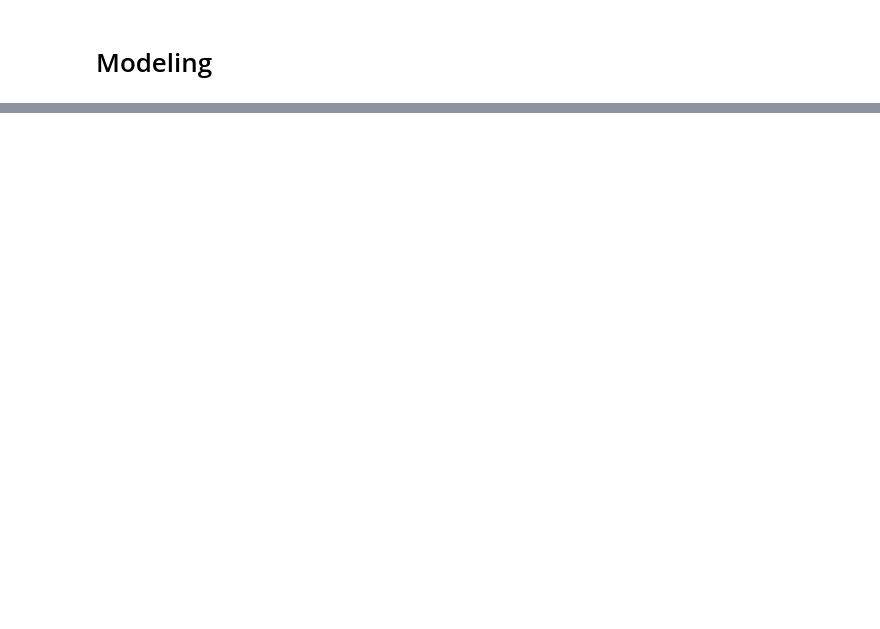
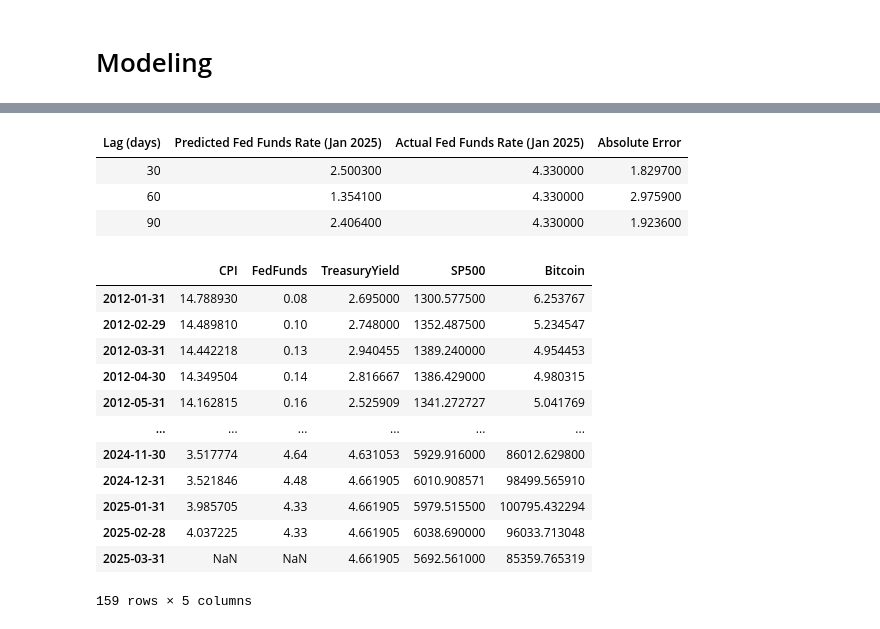
Before and after one commit to johnsonlarryl/prime-derivative, a Jupyter notebook: notebooks/EDA.ipynb, the cells around one changed output, grey strips where cells are left out. Drawn from its saved outputs; the diff is of its cells as text; code cells hidden in the pictures; blank space fills up the shorter version.

```diff
--- a/notebooks/EDA.ipynb
+++ b/notebooks/EDA.ipynb
@@ -993,0 +1910,23 @@ Bitcoin: Displayed minimal recurring seasonality, but large irregular residuals,
+# %%
+evaluate_lag_predictions(results, model_data)
+# %% [output]
+| Lag (days) | Predicted Fed Funds Rate (Jan 2025) | Actual Fed Funds Rate (Jan 2025) | Absolute Error |
+| 30 | 2.500300 | 4.330000 | 1.829700 |
+| 60 | 1.354100 | 4.330000 | 2.975900 |
+| 90 | 2.406400 | 4.330000 | 1.923600 |
+# %%
+model_data
+# %% [output]
+|  | CPI | FedFunds | TreasuryYield | SP500 | Bitcoin |
+| 2012-01-31 | 14.788930 | 0.08 | 2.695000 | 1300.577500 | 6.253767 |
+| 2012-02-29 | 14.489810 | 0.10 | 2.748000 | 1352.487500 | 5.234547 |
+| 2012-03-31 | 14.442218 | 0.13 | 2.940455 | 1389.240000 | 4.954453 |
+| 2012-04-30 | 14.349504 | 0.14 | 2.816667 | 1386.429000 | 4.980315 |
+| 2012-05-31 | 14.162815 | 0.16 | 2.525909 | 1341.272727 | 5.041769 |
+| ... | ... | ... | ... | ... | ... |
+| 2024-11-30 | 3.517774 | 4.64 | 4.631053 | 5929.916000 | 86012.629800 |
+| 2024-12-31 | 3.521846 | 4.48 | 4.661905 | 6010.908571 | 98499.565910 |
+| 2025-01-31 | 3.985705 | 4.33 | 4.661905 | 5979.515500 | 100795.432294 |
+| 2025-02-28 | 4.037225 | 4.33 | 4.661905 | 6038.690000 | 96033.713048 |
+| 2025-03-31 | NaN | NaN | 4.661905 | 5692.561000 | 85359.765319 |
+159 rows × 5 columns
```
Also changed, not shown: parts of 24 cells of this notebook, 1 other file.
